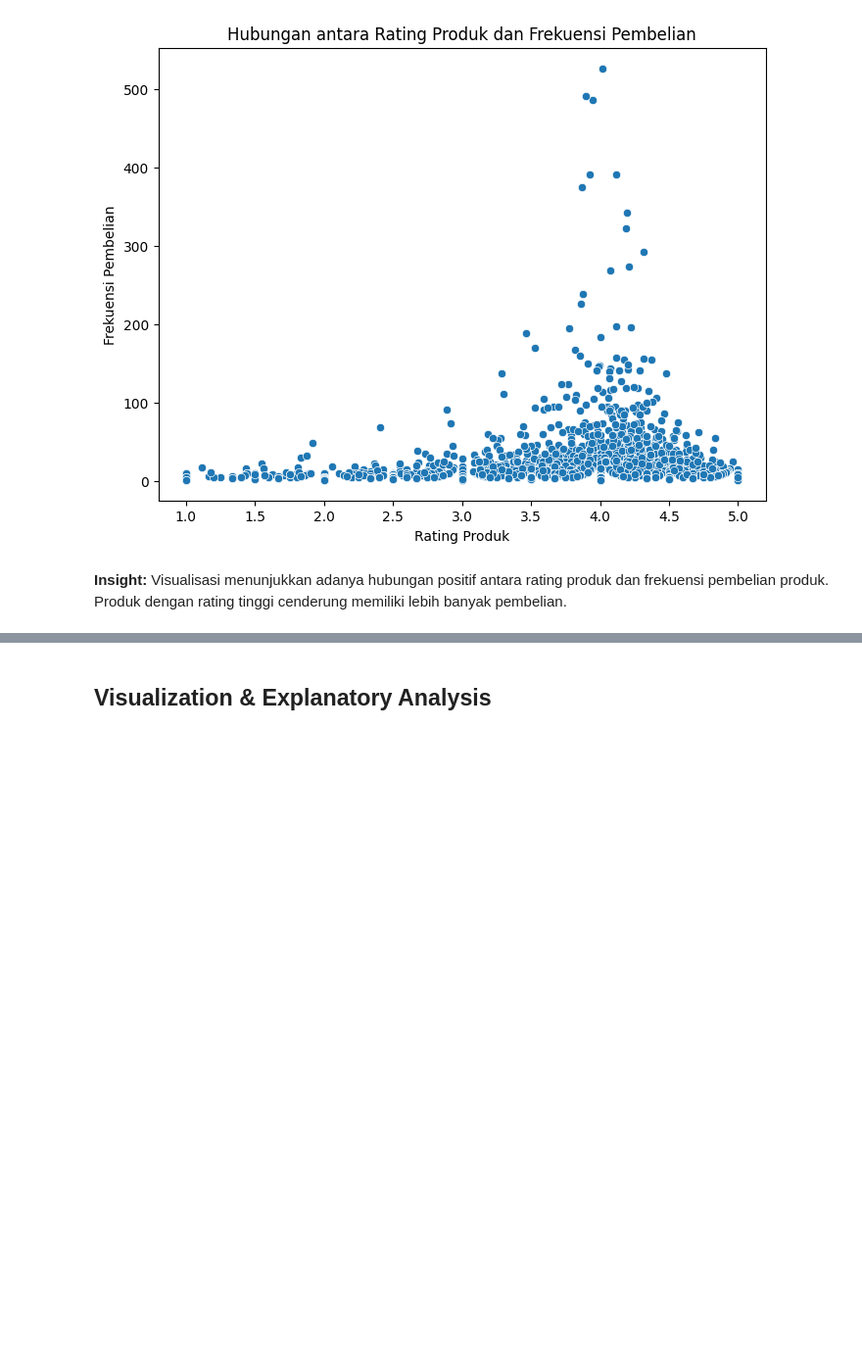
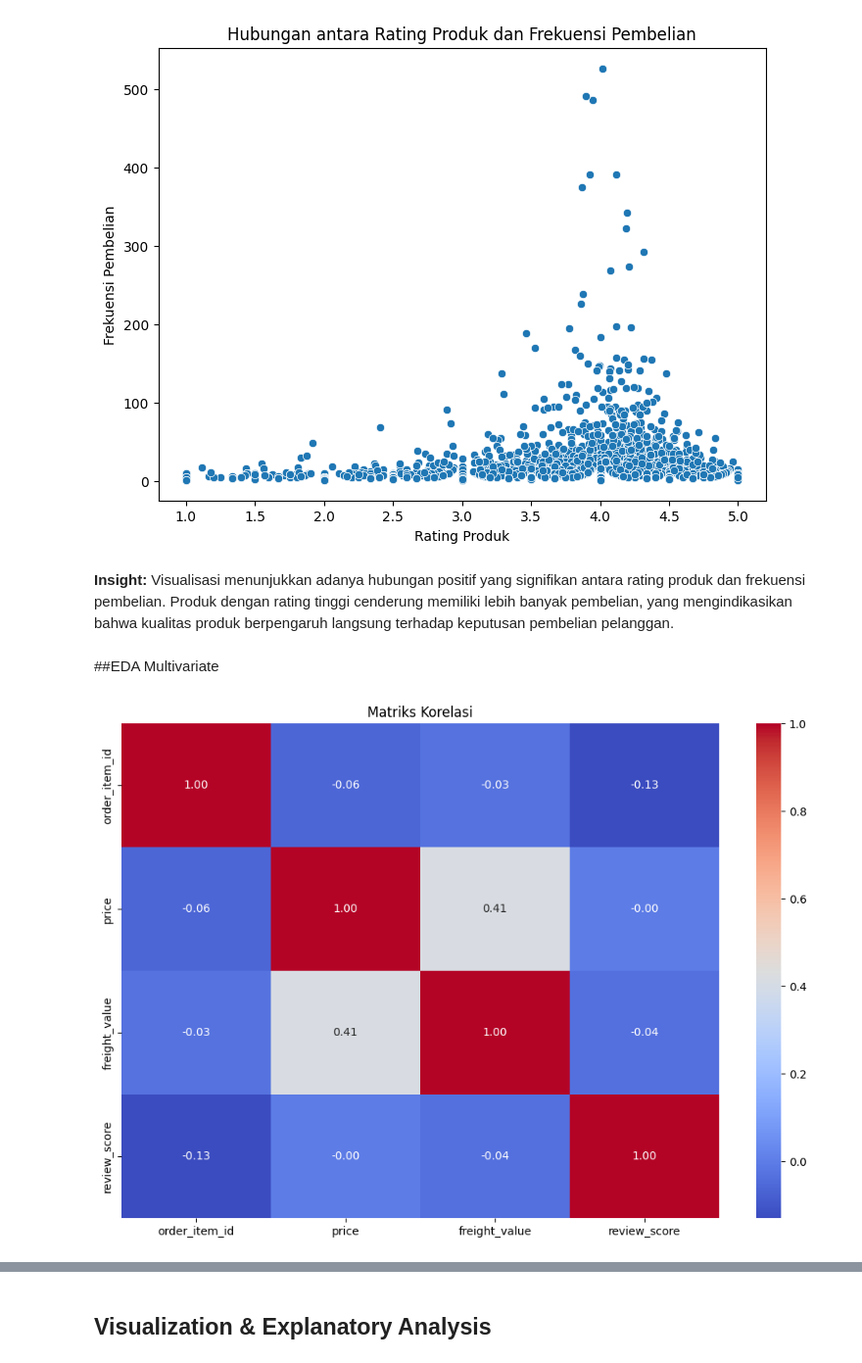
Before and after one commit to AyuIrma/Analisis_Data_dan_Dashboard_Streamlit, a Jupyter notebook: Proyek_Analisis_Data.ipynb, the cells around one changed output, grey strips where cells are left out. Shown at 98% size. Drawn from its saved outputs; the diff is of its cells as text; code cells hidden in the pictures; blank space fills up the shorter version.

```diff
--- a/Proyek_Analisis_Data.ipynb
+++ b/Proyek_Analisis_Data.ipynb
@@ -204,4 +258,16 @@ plt.show()
 [figure]
 # %% [markdown]
 **Insight:**
-Visualisasi menunjukkan adanya hubungan positif antara rating produk dan frekuensi pembelian produk. Produk dengan rating tinggi cenderung memiliki lebih banyak pembelian.
+Visualisasi menunjukkan adanya hubungan positif yang signifikan antara rating produk dan frekuensi pembelian. Produk dengan rating tinggi cenderung memiliki lebih banyak pembelian, yang mengindikasikan bahwa kualitas produk berpengaruh langsung terhadap keputusan pembelian pelanggan.
+# %% [markdown]
+##EDA Multivariate
+# %%
+# Matriks korelasi
+plt.figure(figsize=(12, 8))
+# Only include numerical features for correlation calculation
+correlation_matrix = df_cleaned.select_dtypes(include=np.number).corr()
+sns.heatmap(correlation_matrix, annot=True, cmap='coolwarm', fmt=".2f")
+plt.title('Matriks Korelasi')
+plt.show()
+# %% [output]
+[figure, added]
```
Also changed, not shown: parts of 27 cells of this notebook.
